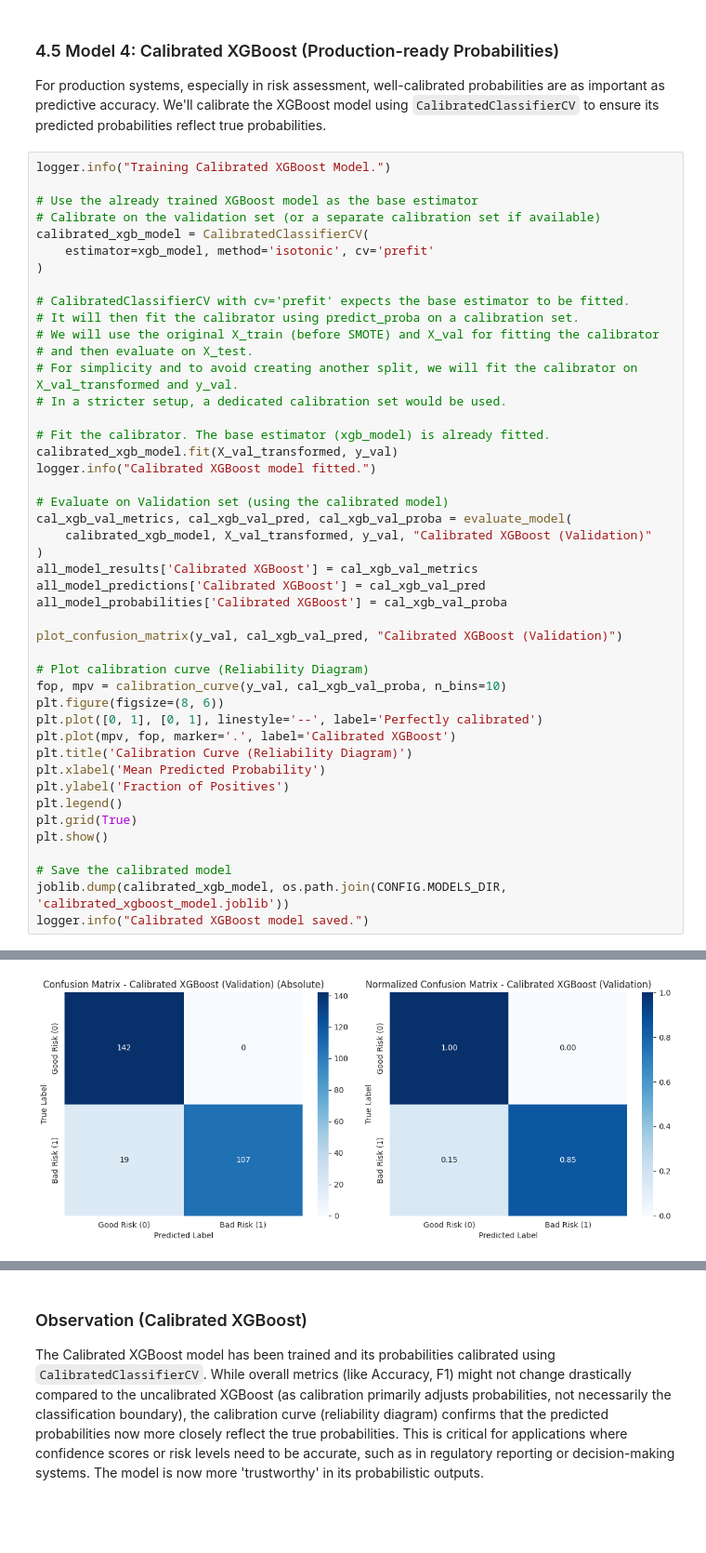
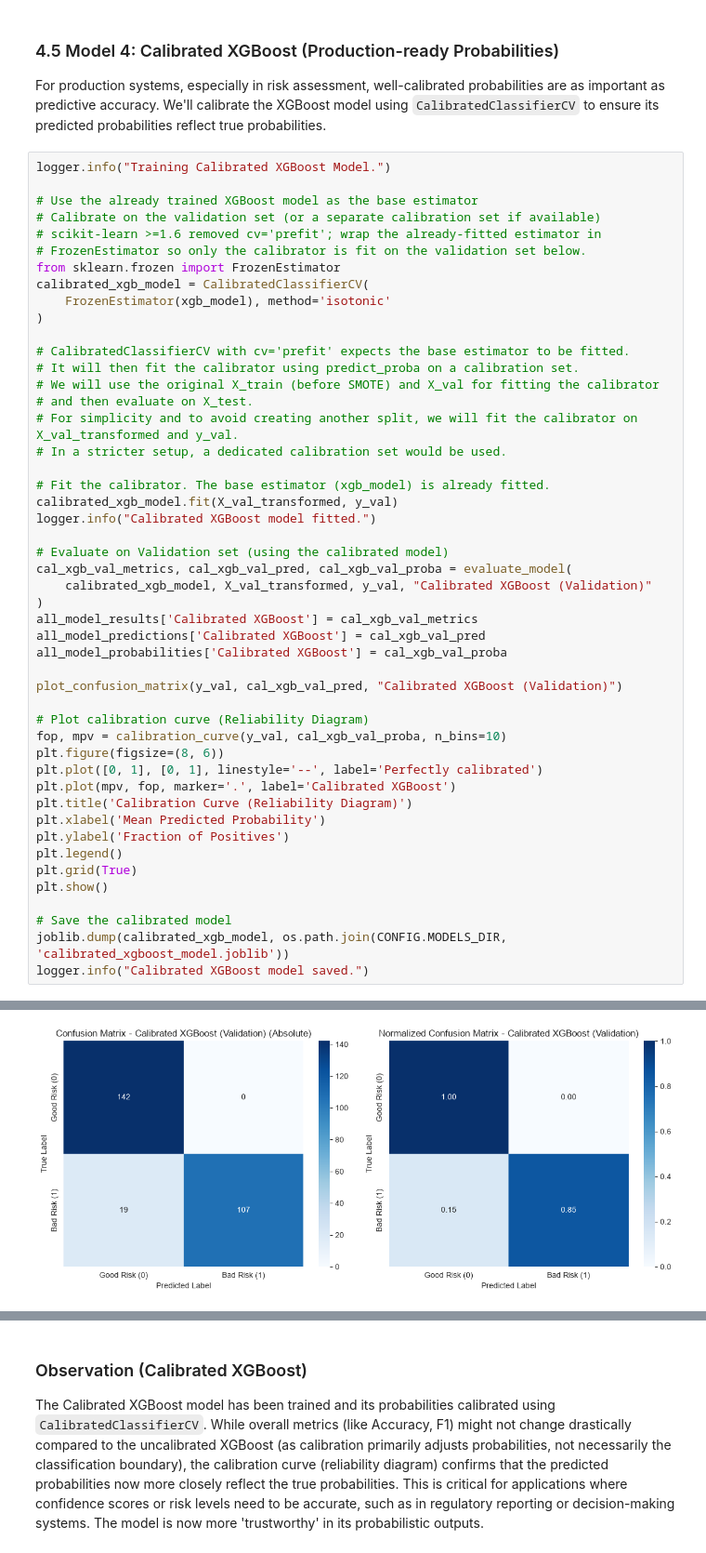
Before and after one commit to zhabibi-z/responsible-ai, a Jupyter notebook: notebooks/responsible_ai_underwriting.ipynb, the cells around one changed output, grey strips where cells are left out. Shown at 93% size. Drawn from its saved outputs; the diff is of its cells as text; blank space fills up the shorter version.

```diff
--- a/notebooks/responsible_ai_underwriting.ipynb
+++ b/notebooks/responsible_ai_underwriting.ipynb
@@ -940,8 +1071,11 @@ logger.info("Training Calibrated XGBoost Model.")
 
 # Use the already trained XGBoost model as the base estimator
 # Calibrate on the validation set (or a separate calibration set if available)
+# scikit-learn >=1.6 removed cv='prefit'; wrap the already-fitted estimator in
+# FrozenEstimator so only the calibrator is fit on the validation set below.
+from sklearn.frozen import FrozenEstimator
 calibrated_xgb_model = CalibratedClassifierCV(
-    estimator=xgb_model, method='isotonic', cv='prefit'
+    FrozenEstimator(xgb_model), method='isotonic'
 )
 
 # CalibratedClassifierCV with cv='prefit' expects the base estimator to be fitted.
@@ -984 +1121 @@ logger.info("Calibrated XGBoost model saved.")
-[figure, old version]
+[figure, new version]
```
Also changed, not shown: parts of 46 cells of this notebook, 21 other files.
